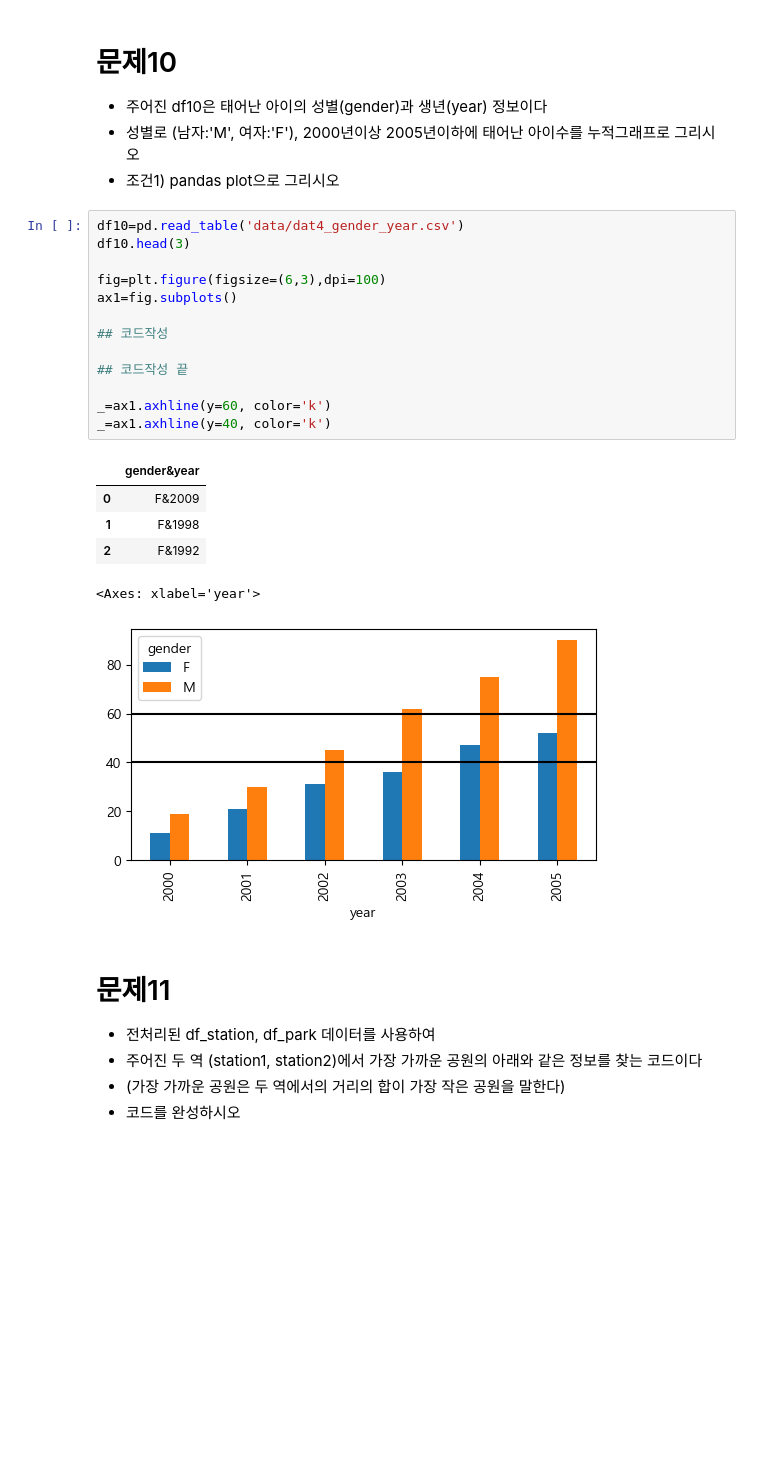
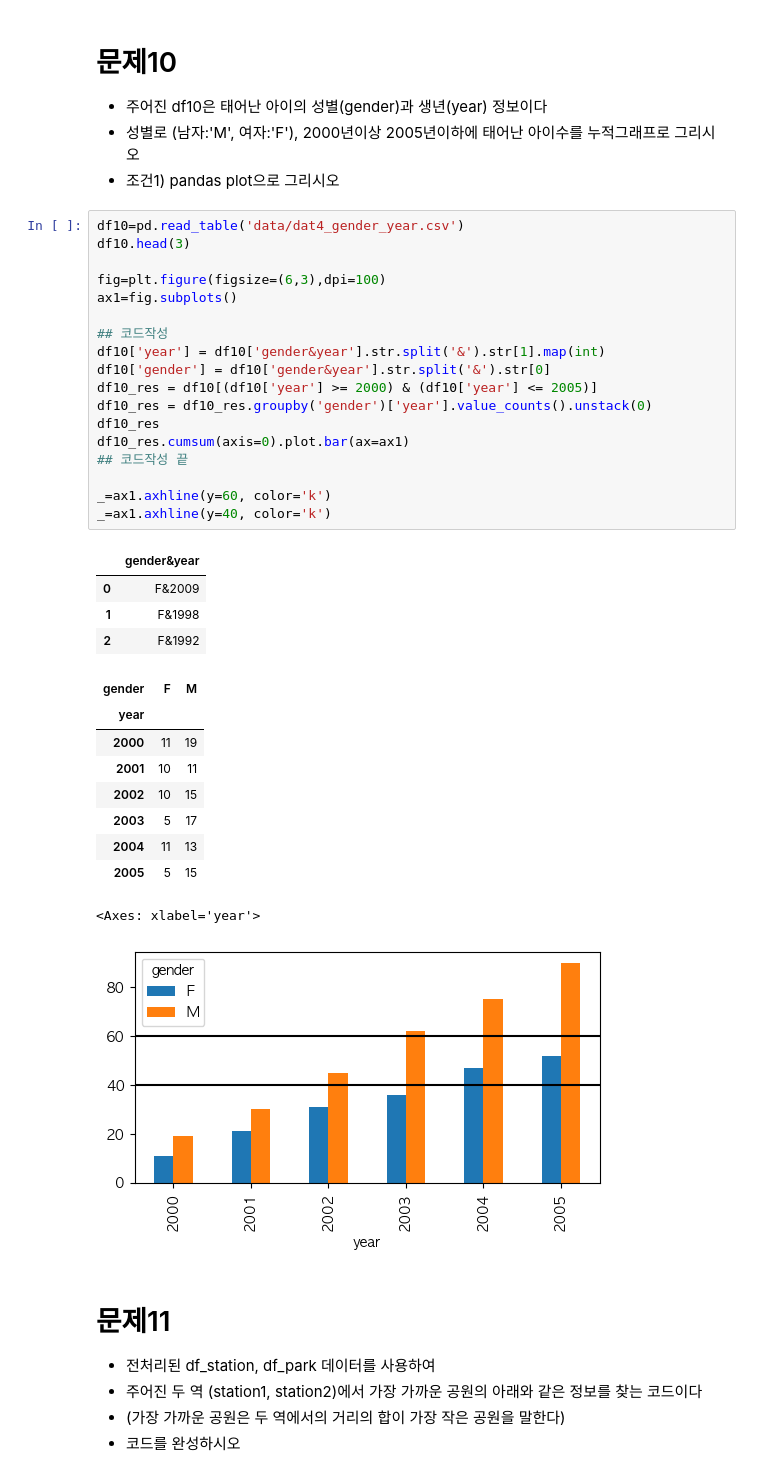
Before and after one commit to Woochang4862/USW-Public-Data-Analysis, a Jupyter notebook: pda_14w/2024_공데분_002금_기말_풀이/2024_금_공공데이터분석_2024기말고사_002금.ipynb, the cells around one changed output. Cells and saved outputs as stored; diff of their text form; blank space fills up the shorter version.

```diff
--- a/pda_14w/2024_공데분_002금_기말_풀이/2024_금_공공데이터분석_2024기말고사_002금.ipynb
+++ b/pda_14w/2024_공데분_002금_기말_풀이/2024_금_공공데이터분석_2024기말고사_002금.ipynb
@@ -288,23 +316,36 @@ ax1=fig.subplots()
 # %%
 df10=pd.read_table('data/dat4_gender_year.csv')
 df10.head(3)
 
 fig=plt.figure(figsize=(6,3),dpi=100)
 ax1=fig.subplots()
 
 ## 코드작성
-
+df10['year'] = df10['gender&year'].str.split('&').str[1].map(int)
+df10['gender'] = df10['gender&year'].str.split('&').str[0]
+df10_res = df10[(df10['year'] >= 2000) & (df10['year'] <= 2005)]
+df10_res = df10_res.groupby('gender')['year'].value_counts().unstack(0)
+df10_res
+df10_res.cumsum(axis=0).plot.bar(ax=ax1)
 ## 코드작성 끝
 
 _=ax1.axhline(y=60, color='k')
 _=ax1.axhline(y=40, color='k')
 # %% [output]
 |  | gender&year |
 | 0 | F&2009 |
 | 1 | F&1998 |
 | 2 | F&1992 |
+| gender | F | M |
+| year |  |  |
+| 2000 | 11 | 19 |
+| 2001 | 10 | 11 |
+| 2002 | 10 | 15 |
+| 2003 | 5 | 17 |
+| 2004 | 11 | 13 |
+| 2005 | 5 | 15 |
 <Axes: xlabel='year'>
-[figure, old version]
+[figure, new version]
 # %% [markdown]
 # 문제11
 * 전처리된 df_station, df_park 데이터를 사용하여
```
Also changed, not shown: parts of 14 cells of this notebook, 1 other file.
